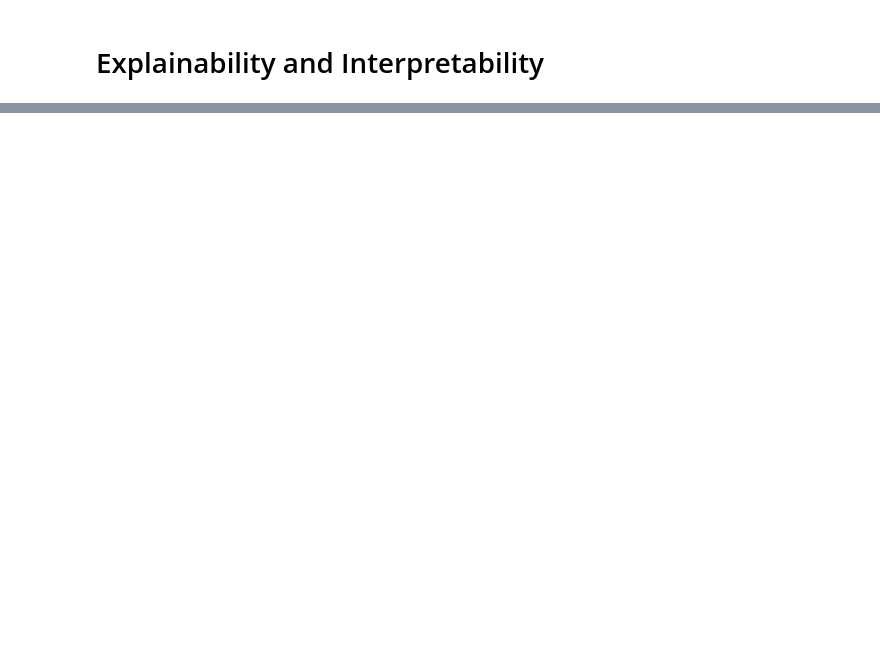
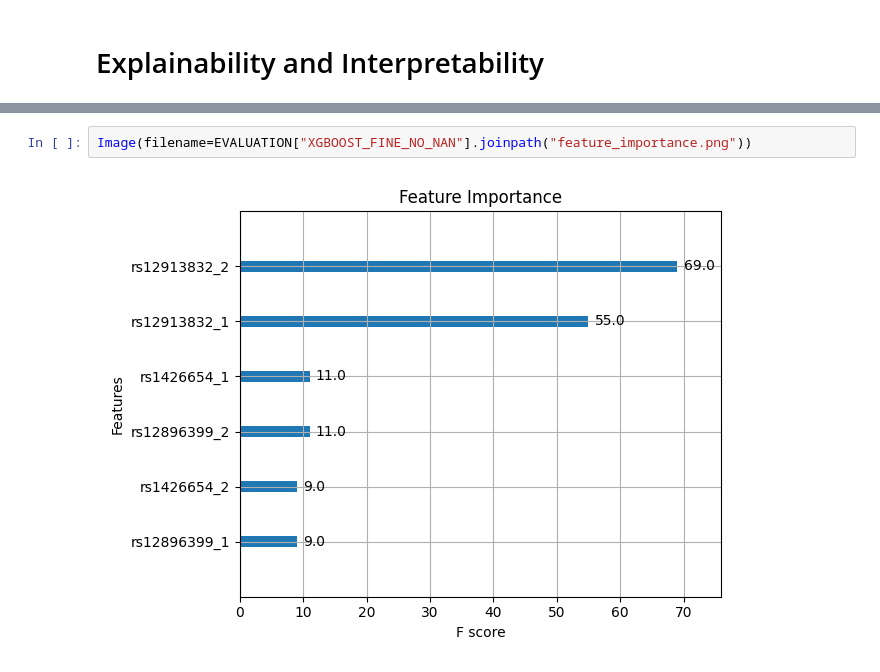
Before and after one commit to ChrisTho23/Gen2PhenMini, a Jupyter notebook: src/helper.ipynb, the cells around one changed output, grey strips where cells are left out. Drawn from its saved outputs; the diff is of its cells as text; blank space fills up the shorter version.

```diff
--- a/src/helper.ipynb
+++ b/src/helper.ipynb
@@ -292,0 +297,4 @@ plot_images(EVALUATION["XGBOOST"])
+# %%
+Image(filename=EVALUATION["XGBOOST_FINE_NO_NAN"].joinpath("feature_importance.png"))
+# %% [output]
+[figure, added]
```
Also changed, not shown: parts of 23 cells of this notebook, 14 other files.
